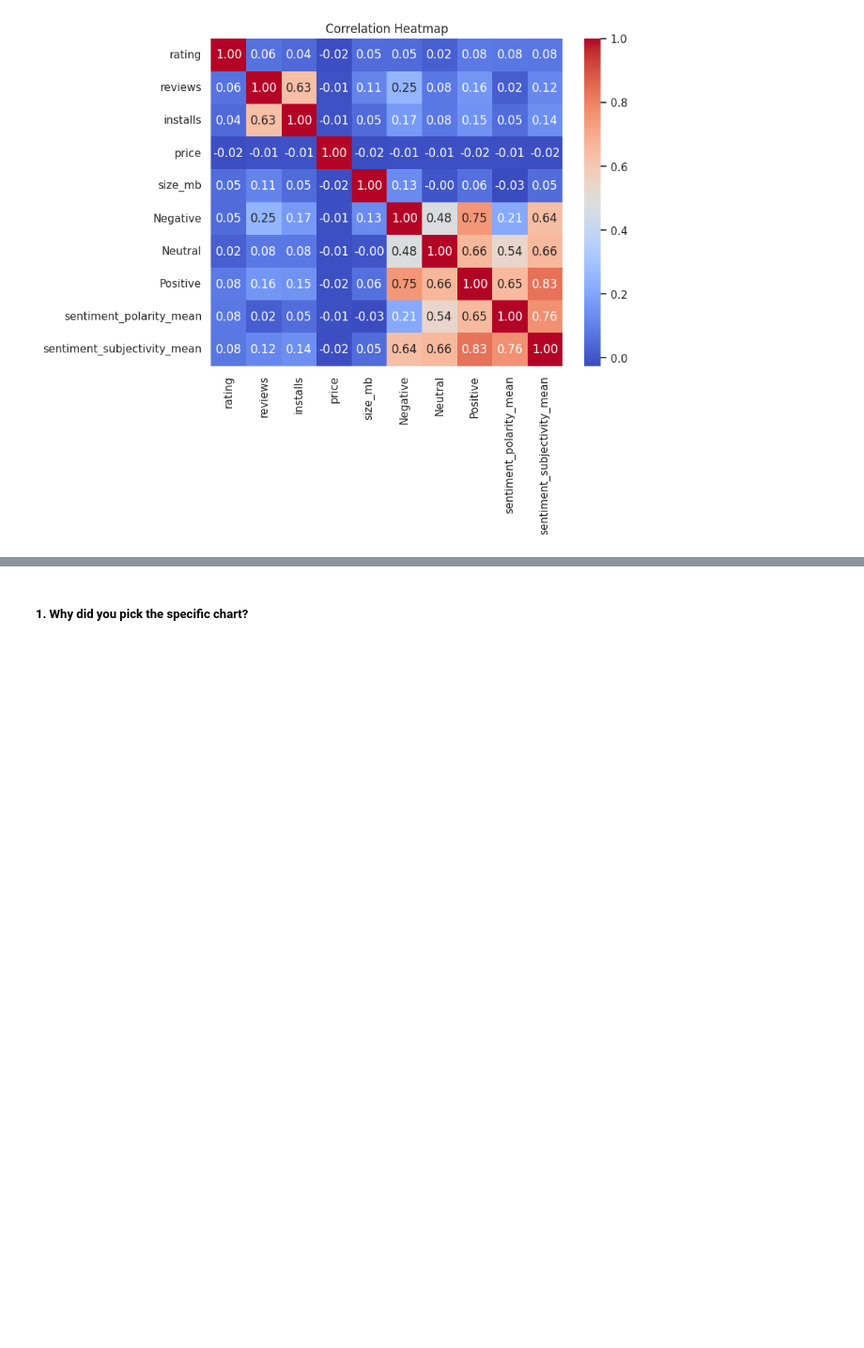
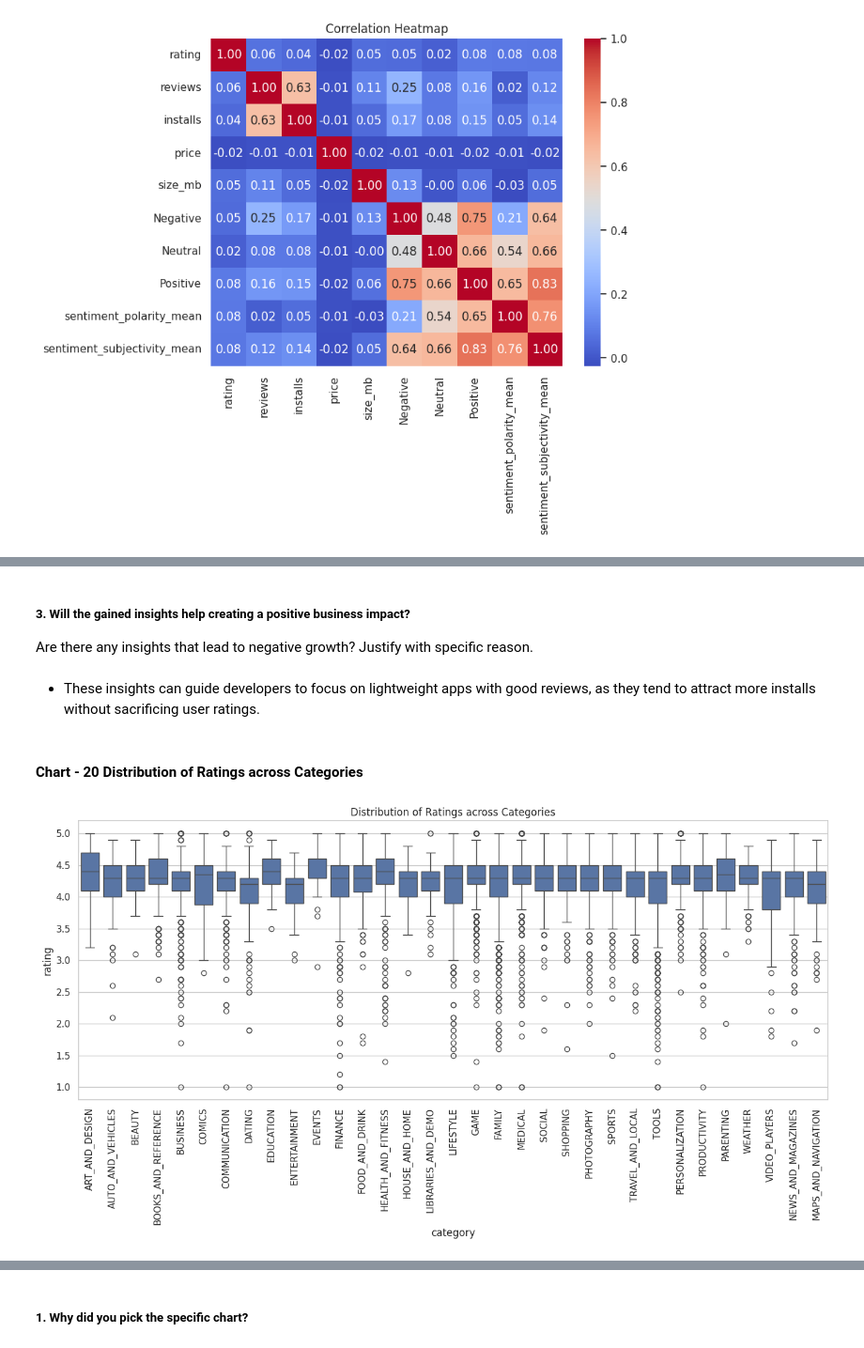
Before and after one commit to Sagarjain93/Google-Playstore-Reviews, a Jupyter notebook: Google_Playstore_App_Review_.ipynb, the cells around one changed output, grey strips where cells are left out. Shown at 94% size. Cells and saved outputs as stored; diff of their text form; code cells hidden in the pictures; blank space fills up the shorter version.

```diff
--- a/Google_Playstore_App_Review_.ipynb
+++ b/Google_Playstore_App_Review_.ipynb
@@ -1542,0 +1622,16 @@ plt.show()
+# %% [markdown]
+##### 3. Will the gained insights help creating a positive business impact?
+Are there any insights that lead to negative growth? Justify with specific reason.
+# %% [markdown]
+*  These insights can guide developers to focus on lightweight apps with good reviews, as they tend to attract more installs without sacrificing user ratings.
+# %% [markdown]
+#### Chart - 20  Distribution of Ratings across Categories
+# %%
+# Chart- 20 visualization code
+plt.figure(figsize=(16,6))
+sns.boxplot(data=df_merged, x="category", y="rating")
+plt.xticks(rotation=90)
+plt.title("Distribution of Ratings across Categories")
+plt.show()
+# %% [output]
+[figure, added]
```
Also changed, not shown: parts of 72 cells of this notebook.
